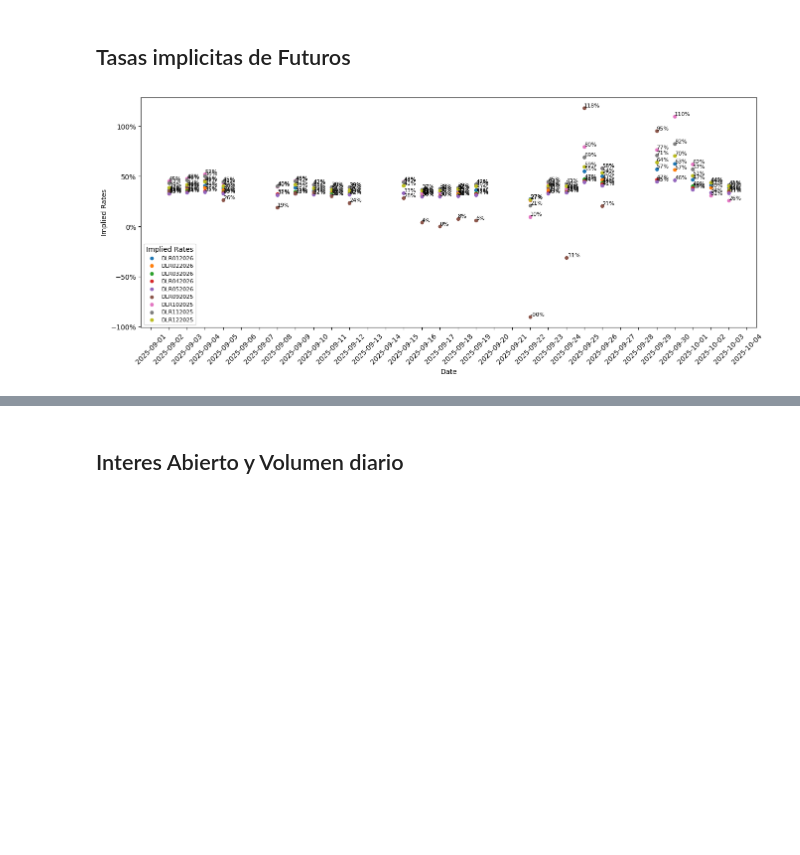
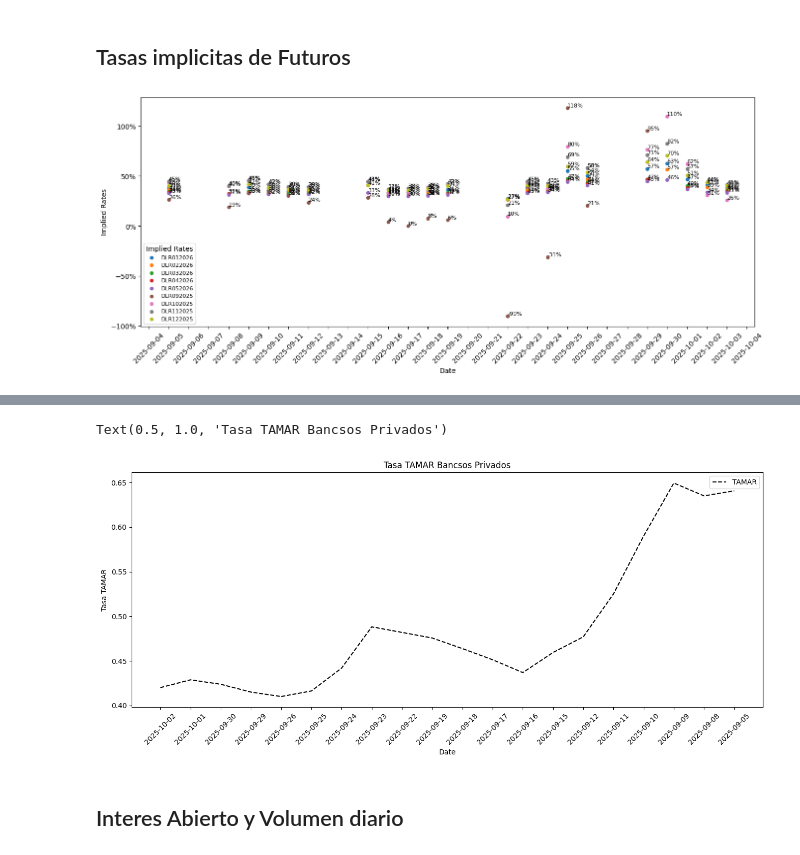
Before and after one commit to jdtluis/Reporte-Futuros_Tasas, a Jupyter notebook: cem_api.ipynb, the cells around one changed output, grey strips where cells are left out. Drawn from its saved outputs; the diff is of its cells as text; code cells hidden in the pictures; blank space fills up the shorter version.

```diff
--- a/cem_api.ipynb
+++ b/cem_api.ipynb
@@ -4,6 +4,11 @@
 
 import requests
 import pandas as pd
+from datetime import date, timedelta
+from bcra import *
+
+end = date.today()
+start = end - timedelta(days=30)
 
 # API endpoint
 url = "https://apicem.matbarofex.com.ar/api/v2/closing-prices"
@@ -14,8 +19,8 @@ params = {
     "segment": "Monedas",
     "type": "FUT",
     "excludeEmptyVol": "true",
-    "from": "2025-09-02",
-    "to": "2025-10-10",
+    "from": start.isoformat(),
+    "to": end.isoformat(),
     #"page": "1",
     "pageSize": "500",
     "sortDir": "ASC",
@@ -41,6 +46,11 @@ else:
     print(f"Request failed with status code {response.status_code}")
     print(response.text)
 
+try:
+    TAMAR_SERIE = get_tamar_serie(start,end,id_variable=44)
+except Exception as e:
+    print(f"Error fetching TAMAR_SERIE: {e}")
+    TAMAR_SERIE = pd.DataFrame()
 
 
 # BYMA DATA API
@@ -107,6 +117,7 @@ def plot_smooth(df, k=3, n_points=400, figsize=(16,6)):
         else:
             #pass
             ax.plot(dates, y_, label=col)  # fallback: straight line
+    #ax.plot(TAMAR_SERIE.index, TAMAR_SERIE['valor']/100, label='TAMAR Bancos Privados', color='black', linestyle='--')
     ax.yaxis.set_major_formatter(mticker.PercentFormatter(xmax=1))
     ax.xaxis.set_major_locator(mdates.DayLocator(interval=1))  # every 1 day
     ax.xaxis.set_major_formatter(mdates.DateFormatter("%Y-%m-%d"))
@@ -155,33 +166,41 @@ def plot_futures(data=rates, kind='line', ylabel="Implied Rate", title="Implied
     # Format x-axis: show date every 5 days
     #ax.xaxis.set_ticks(data.index)
 
 
     # Rotate labels for readability
     plt.xticks(rotation=45)
 
     # Add labels and title
     plt.xlabel("Date")
     plt.ylabel(ylabel)
     plt.title(title)
 
     # Add legend
     plt.legend(title=legend_name, loc="upper left", fontsize=10, ncols=len(data.columns))
 
     plt.tight_layout()
     plt.show()
 
 
 plot_smooth(rates)
 # Display with larger font size (e.g. 20px)
 rates_display = rates.copy()
 rates_display = rates_display/100
 rates_display.index = rates_display.index.strftime("%Y-%m-%d")
 rates_display = rates_display.style.background_gradient(cmap="YlOrRd")
 rates_display = rates_display.format("{:.1%}")
 display(HTML(rates_display.to_html().replace('<table',
                                 '<table style="font-size:10px"')))
 #rates.style.background_gradient(cmap="YlOrRd")
+plt.figure(figsize=(16,6))
+line, = plt.plot(TAMAR_SERIE.index, TAMAR_SERIE['valor']/100, label='TAMAR Bancos Privados', color='black', linestyle='--')
+line.set_label('TAMAR')
+plt.legend()
+plt.xticks(rotation=45)
+plt.xlabel("Date")
+plt.ylabel('Tasa TAMAR')
+plt.title('Tasa TAMAR Bancos Privados')
 # %% [output]
-[figure, old version]
+[figure, new version]
 | symbol | DLR012026 | DLR022026 | DLR032026 | DLR042026 | DLR052026 | DLR092025 | DLR102025 | DLR112025 | DLR122025 |
 | dateTime |  |  |  |  |  |  |  |  |  |
@@ -201,6 +220,8 @@ display(HTML(rates_display.to_html().replace('<table',
 | 2025-10-01 | 46.6% | nan% | 40.2% | 38.4% | 37.0% | nan% | 62.1% | 57.1% | 50.6% |
 | 2025-10-02 | 41.3% | 38.7% | nan% | nan% | 33.8% | nan% | 30.7% | 43.9% | 43.5% |
 | 2025-10-03 | 38.8% | 36.4% | 35.4% | 34.4% | 33.4% | nan% | 25.8% | 41.1% | 40.2% |
+Text(0.5, 1.0, 'Tasa TAMAR Bancsos Privados')
+[figure, added]
 # %% [markdown]
 ## Interes Abierto y Volumen diario
 # %%
```
Also changed, not shown: parts of 2 cells of this notebook, 1 other file.
